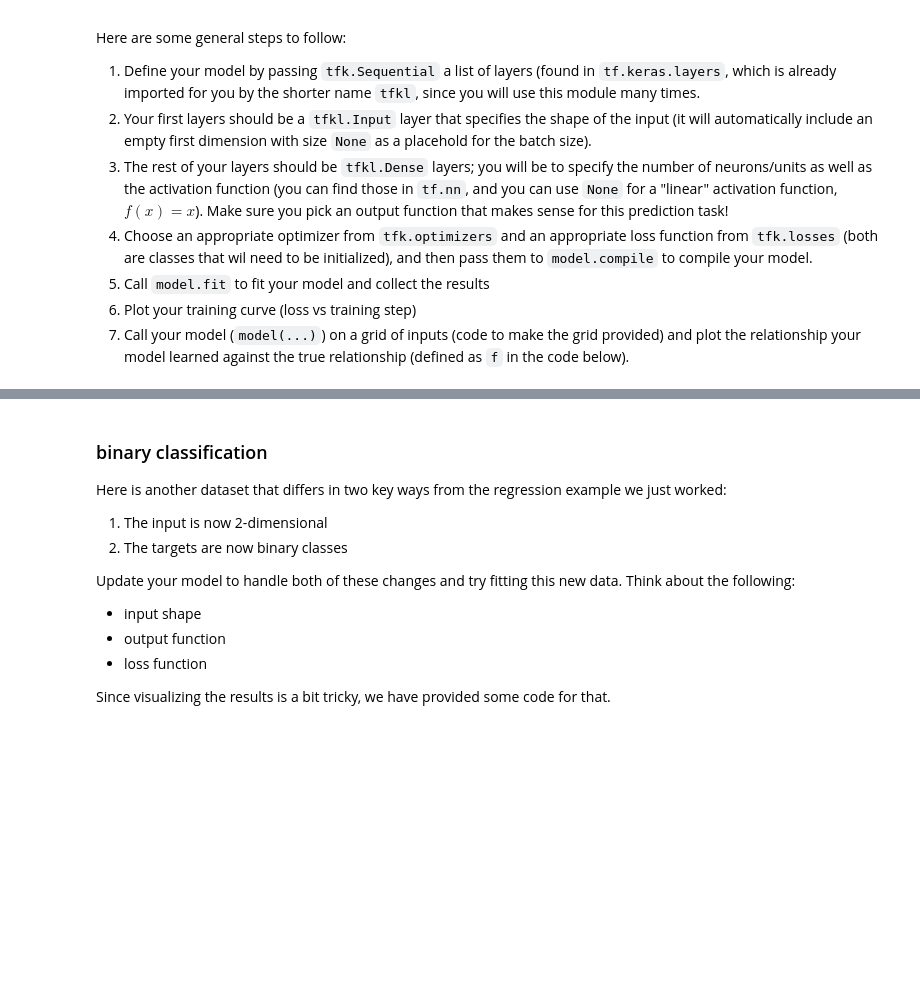
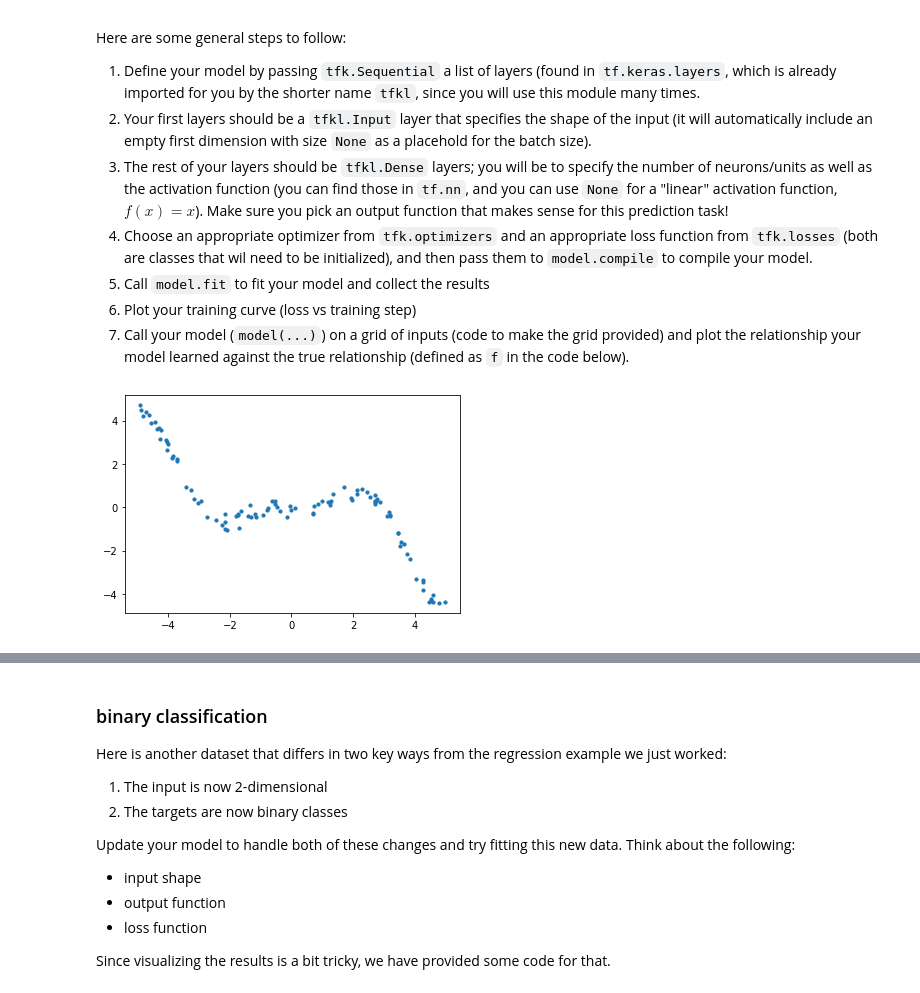
Before and after one commit to skang77e/ANLY590, a Jupyter notebook: Lab/Lab6/Copy_of_keras_lab.ipynb, the cells around one changed output, grey strips where cells are left out. Drawn from its saved outputs; the diff is of its cells as text; code cells hidden in the pictures; blank space fills up the shorter version.

```diff
--- a/Lab/Lab6/Copy_of_keras_lab.ipynb
+++ b/Lab/Lab6/Copy_of_keras_lab.ipynb
@@ -20,13 +20,16 @@ Here are some general steps to follow:
 # %%
 def regression_data(N):
   x = np.random.uniform(low=-5.0, high=5.0, size=(N, 1)).astype(np.float32)
   e = 0.2 * np.random.normal(size=(N, 1)).astype(np.float32)
   f = lambda x: 0.2 * x**2 * np.sin(2 * np.pi * x / 6)
   y = f(x) + e
   return x, y
 
 N = 100
 x, y = regression_data(N)
-
+x_train, y_train = regression_data(100)
+x_test, y_test = regression_data(100)
 plt.scatter(x, y, s=10)
 plt.show()
+# %% [output]
+[figure, added]
```
Also changed, not shown: parts of 13 cells of this notebook.
